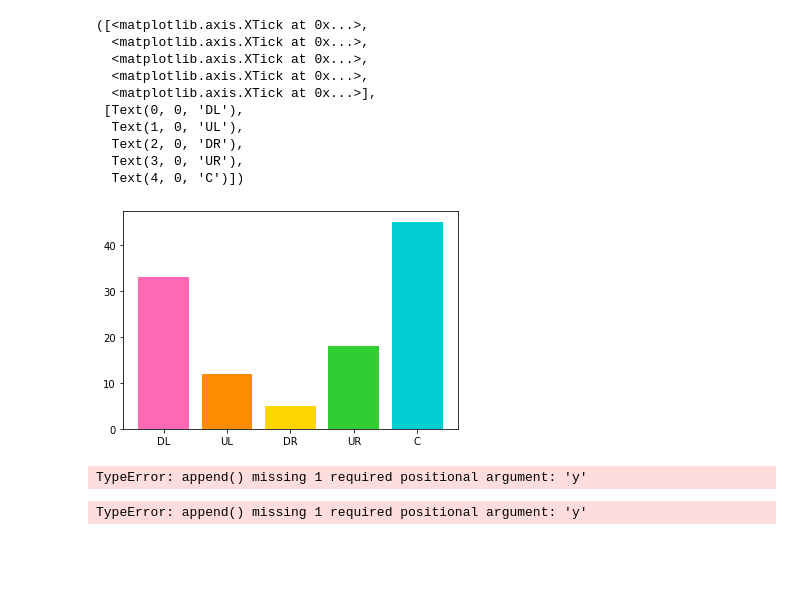
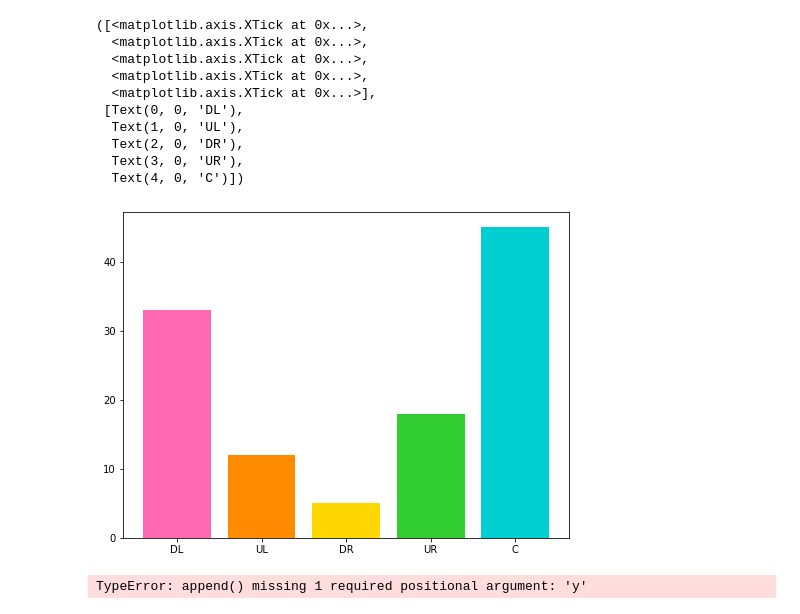
Before and after one commit to project-improv/improv, a Jupyter notebook: demos/jupyter/practice_plotting.ipynb, the cells around one changed output. Drawn from its saved outputs; the diff is of its cells as text; code cells hidden in the pictures; blank space fills up the shorter version.

```diff
--- a/demos/jupyter/practice_plotting.ipynb
+++ b/demos/jupyter/practice_plotting.ipynb
@@ -59,4 +65,8 @@ plt.scatter(a, b, c = d, s = e)
 # %%
+# polar plot
+
+plt.rcParams["figure.figsize"] = (6.4, 4.8)
+
 r = np.arange(0, 2, 0.01)
 theta = 2 * np.pi * r
 
@@ -110,34 +125,23 @@ plt.hist(e, bins=10, edgecolor="black")
 # %%
+# bar plot
+
 h = [33, 12, 5, 18, 45]
 bars = ('DL', 'UL', 'DR', 'UR', 'C')
 xpos = np.arange(len(bars))
+
+plt.figure(figsize=(8,6))
 plt.bar(xpos, h, color=['hotpink', 'darkorange', 'gold', 'limegreen', 'darkturquoise'])
 plt.xticks(xpos, bars)
 # %% [output]
 ([<matplotlib.axis.XTick at 0x...>,
   <matplotlib.axis.XTick at 0x...>,
   <matplotlib.axis.XTick at 0x...>,
   <matplotlib.axis.XTick at 0x...>,
   <matplotlib.axis.XTick at 0x...>],
  [Text(0, 0, 'DL'),
   Text(1, 0, 'UL'),
   Text(2, 0, 'DR'),
   Text(3, 0, 'UR'),
   Text(4, 0, 'C')])
-[figure, old version]
+[figure, new version]
-# %%
-import lrcurve
-from lrcurve import PlotLearningCurve as plot
-import math
-import time
-
-for i in range(200):
-    plot.append(i, {'x': math.exp(i),
-                    'y': math.exp(i/10)})
-    plot.draw()
-    time.sleep(0.1)
-
-plot.finalize()
-# %% [output]
-TypeError: append() missing 1 required positional argument: 'y'
 # %%
```
Also changed, not shown: parts of 23 cells of this notebook.
